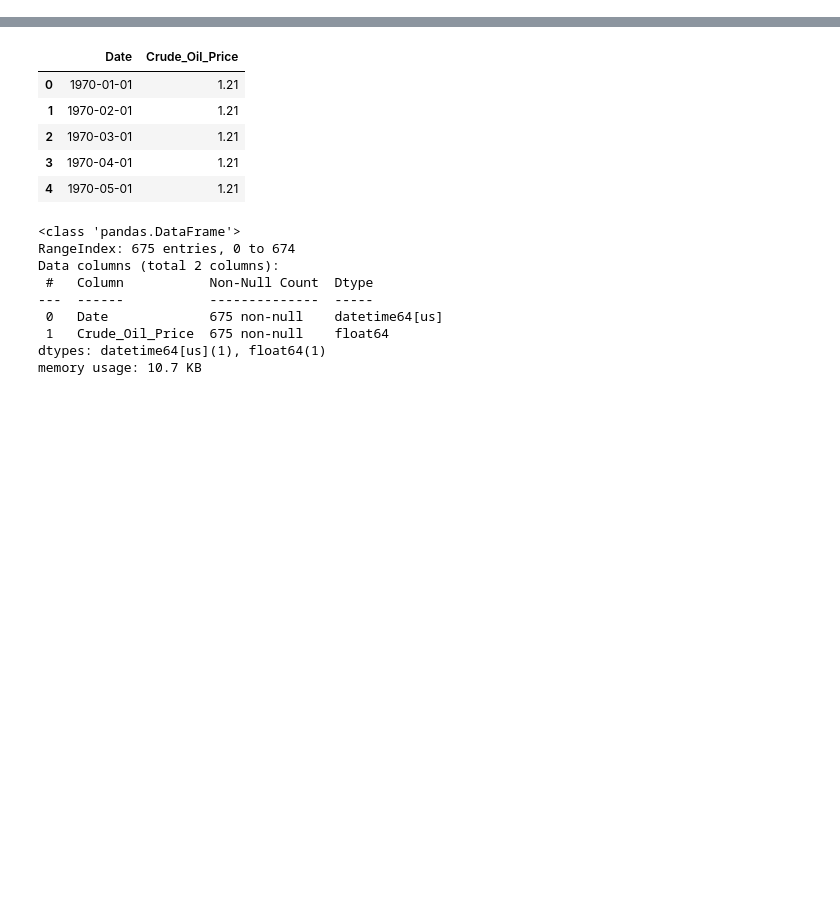
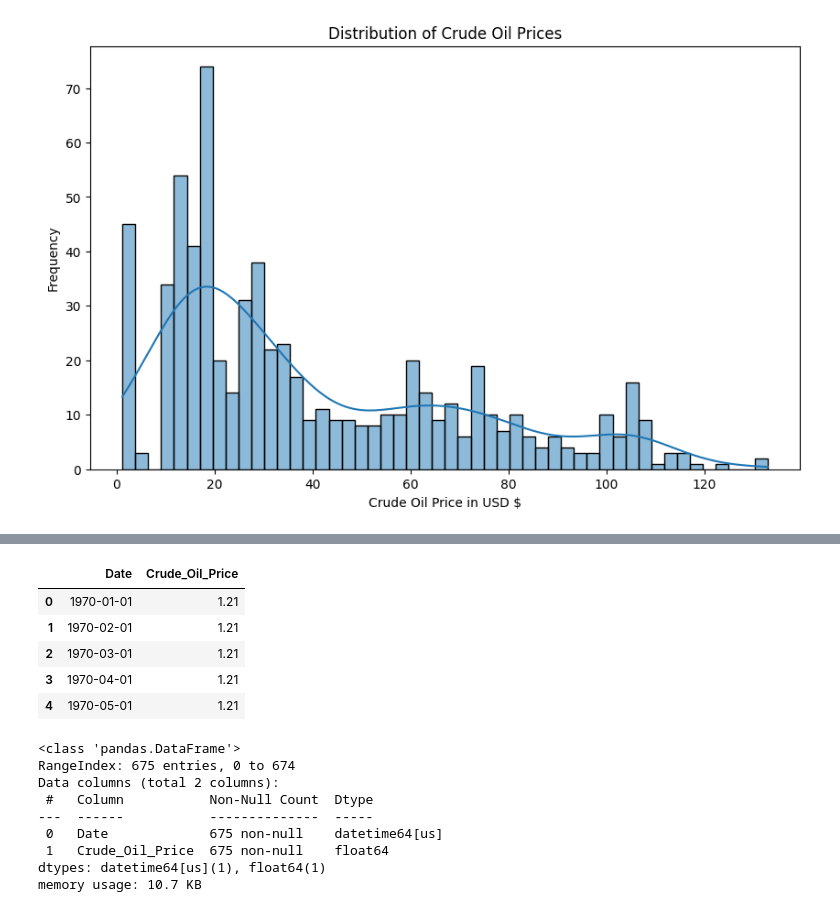
Before and after one commit to nizamshaik498-dotcom/Data-Science-Internship-Tasks-projects, a Jupyter notebook: fuel_price.ipynb, the cells around one changed output, grey strips where cells are left out. Cells and saved outputs as stored; diff of their text form; code cells hidden in the pictures; blank space fills up the shorter version.

```diff
--- a/fuel_price.ipynb
+++ b/fuel_price.ipynb
@@ -40,3 +40,13 @@ import pandas as pd
 import matplotlib.pyplot as plt
 import seaborn as sns
 import plotly.express as px
+
+# Loading the dataset
+df = pd.read_csv("fuel_prices_1970_2026.csv")
+
+# Convert Date column to datetime objects (Crucial for time-series)
+df['Date'] = pd.to_datetime(df['Date'])
+
+# Show data info to verify columns
+df.info()
+df.head()
@@ -42,0 +69,9 @@ import plotly.express as px
+# %%
+plt.figure(figsize=(10, 6))
+sns.histplot(df['Crude_Oil_Price'], bins=50, kde=True)
+plt.title("Distribution of Crude Oil Prices")
+plt.xlabel("Crude Oil Price in USD $")
+plt.ylabel("Frequency")
+plt.show()
+# %% [output]
+[figure, added]
```
Also changed, not shown: parts of 3 cells of this notebook.
